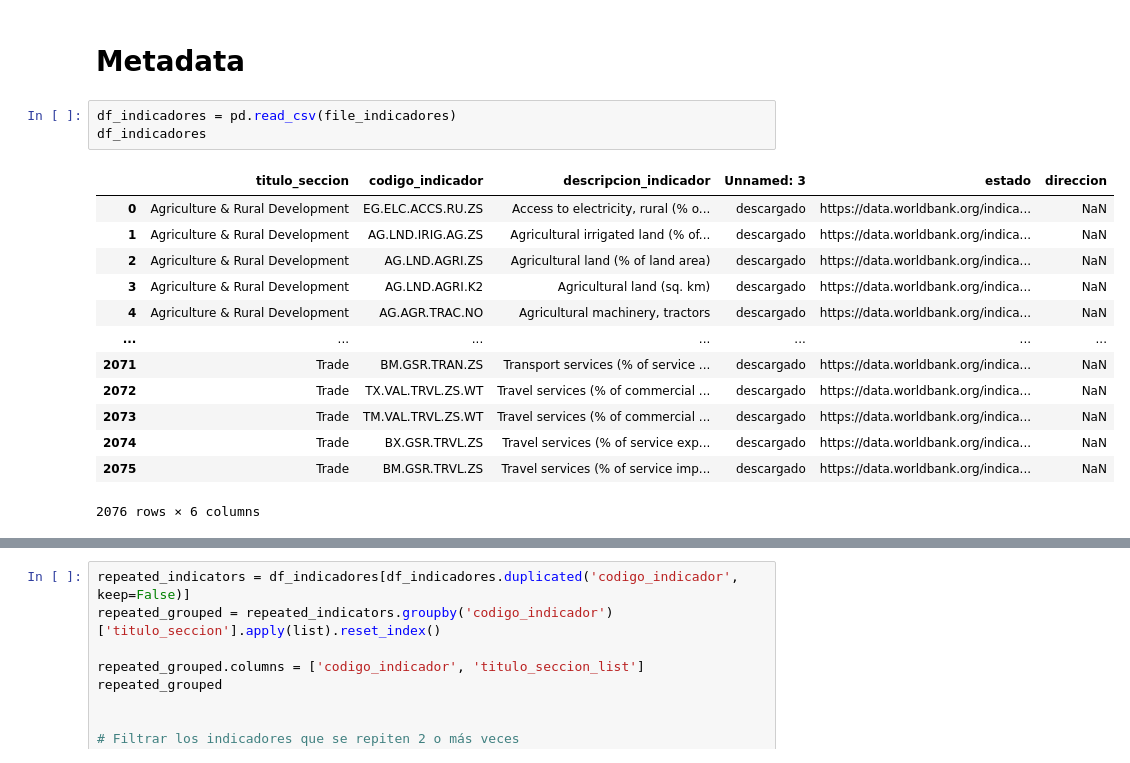
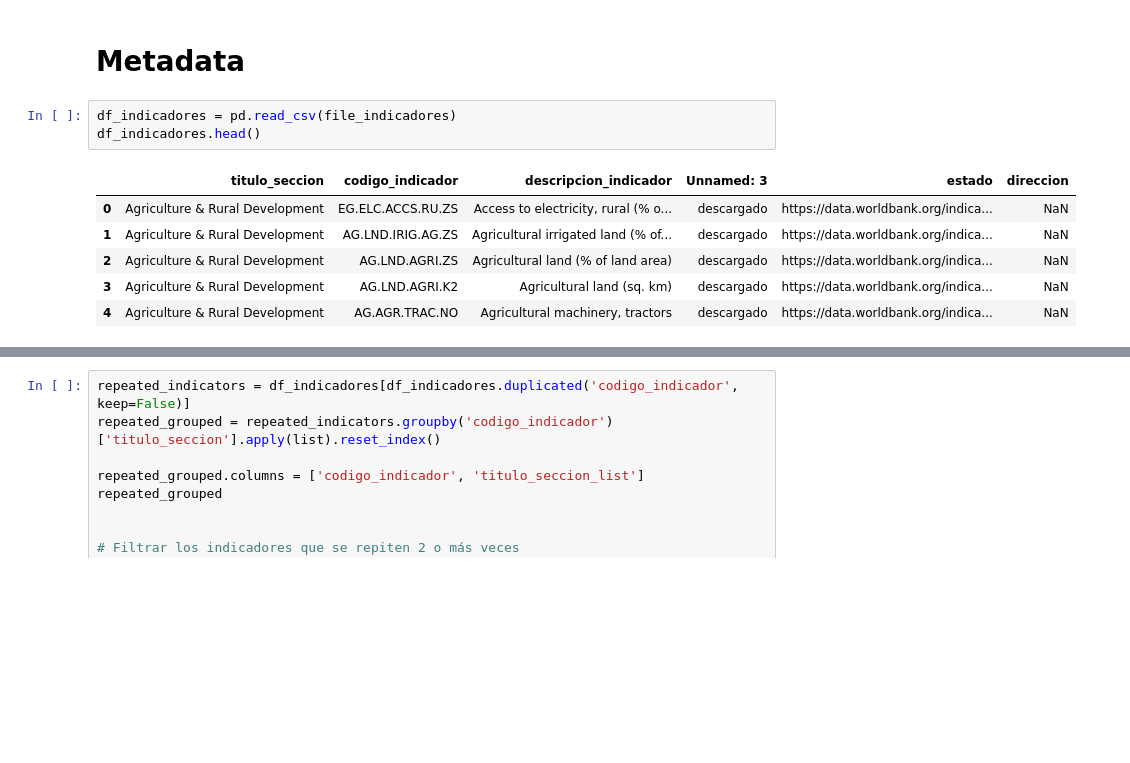
Before and after one commit to mkiszkur/TT1, a Jupyter notebook: 03_eda/EDA.ipynb, the cells around one changed output, grey strips where cells are left out. Drawn from its saved outputs; the diff is of its cells as text; blank space fills up the shorter version.

```diff
--- a/03_eda/EDA.ipynb
+++ b/03_eda/EDA.ipynb
@@ -42,21 +42,14 @@ file_metadata_paises = path_data + 'metadata_countries.csv'
 # Metadata
 # %%
 df_indicadores = pd.read_csv(file_indicadores)
-df_indicadores
+df_indicadores.head()
 # %% [output]
 |  | titulo_seccion | codigo_indicador | descripcion_indicador | Unnamed: 3 | estado | direccion |
 | 0 | Agriculture & Rural Development | EG.ELC.ACCS.RU.ZS | Access to electricity, rural (% o... | descargado | https://data.worldbank.org/indica... | NaN |
 | 1 | Agriculture & Rural Development | AG.LND.IRIG.AG.ZS | Agricultural irrigated land (% of... | descargado | https://data.worldbank.org/indica... | NaN |
 | 2 | Agriculture & Rural Development | AG.LND.AGRI.ZS | Agricultural land (% of land area) | descargado | https://data.worldbank.org/indica... | NaN |
 | 3 | Agriculture & Rural Development | AG.LND.AGRI.K2 | Agricultural land (sq. km) | descargado | https://data.worldbank.org/indica... | NaN |
 | 4 | Agriculture & Rural Development | AG.AGR.TRAC.NO | Agricultural machinery, tractors | descargado | https://data.worldbank.org/indica... | NaN |
-| ... | ... | ... | ... | ... | ... | ... |
-| 2071 | Trade | BM.GSR.TRAN.ZS | Transport services (% of service ... | descargado | https://data.worldbank.org/indica... | NaN |
-| 2072 | Trade | TX.VAL.TRVL.ZS.WT | Travel services (% of commercial ... | descargado | https://data.worldbank.org/indica... | NaN |
-| 2073 | Trade | TM.VAL.TRVL.ZS.WT | Travel services (% of commercial ... | descargado | https://data.worldbank.org/indica... | NaN |
-| 2074 | Trade | BX.GSR.TRVL.ZS | Travel services (% of service exp... | descargado | https://data.worldbank.org/indica... | NaN |
-| 2075 | Trade | BM.GSR.TRVL.ZS | Travel services (% of service imp... | descargado | https://data.worldbank.org/indica... | NaN |
-2076 rows × 6 columns
 # %%
 # Contar la cantidad de indicadores por título de sección
 section_counts = df_indicadores.groupby('titulo_seccion')['codigo_indicador'].count()
```
Also changed, not shown: parts of 4 cells of this notebook, 5 other files.
